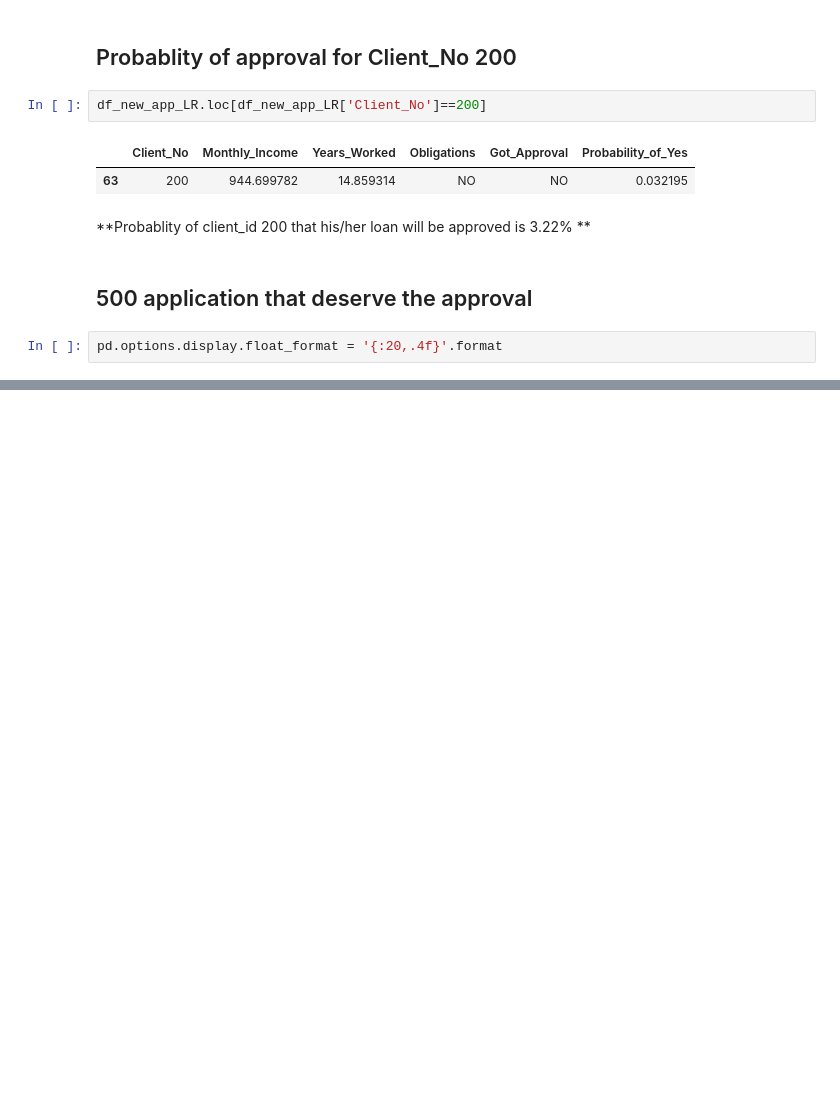
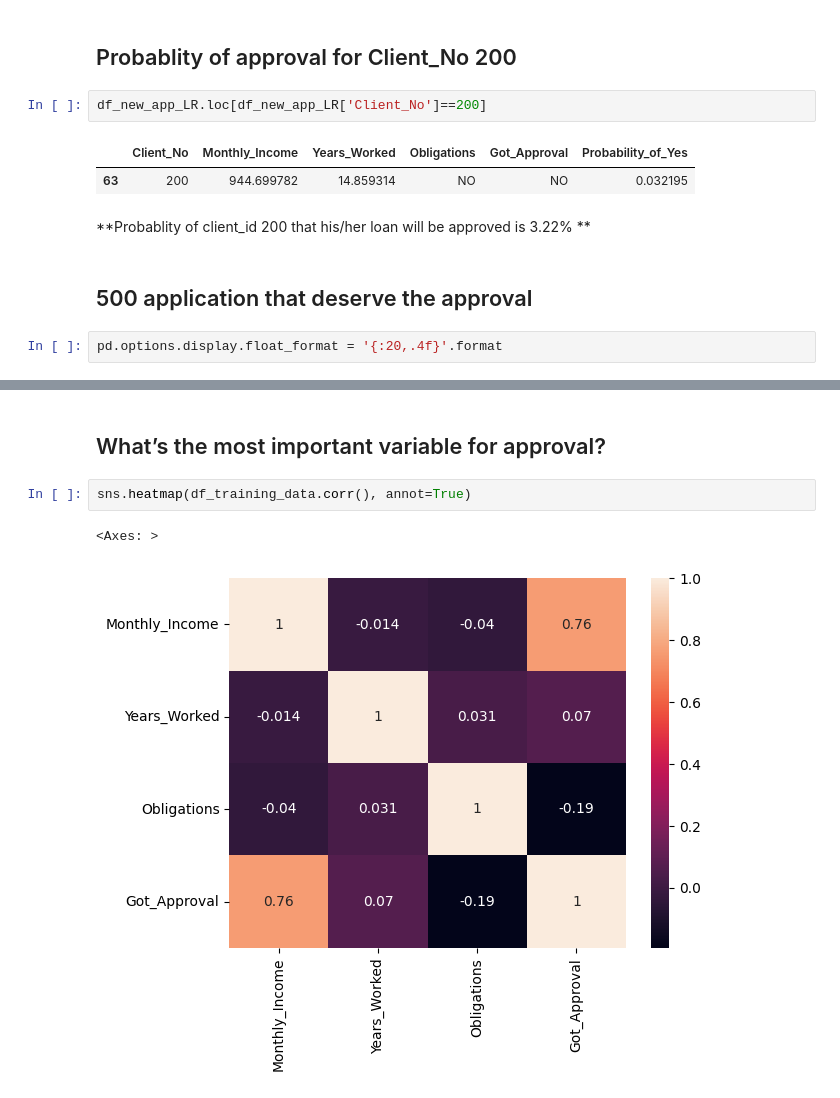
Before and after one commit to poddardelhi/Credit_modeller, a Jupyter notebook: Credit_Analysis.ipynb, the cells around one changed output, grey strips where cells are left out. Cells and saved outputs as stored; diff of their text form; blank space fills up the shorter version.

```diff
--- a/Credit_Analysis.ipynb
+++ b/Credit_Analysis.ipynb
@@ -591 +595,8 @@ df_500_new_app.head(500)
 500 rows × 6 columns
+# %% [markdown]
+## What’s the most important variable for approval?
+# %%
+sns.heatmap(df_training_data.corr(), annot=True)
+# %% [output]
+<Axes: >
+[figure, added]
```
Also changed, not shown: parts of 2 cells of this notebook.
